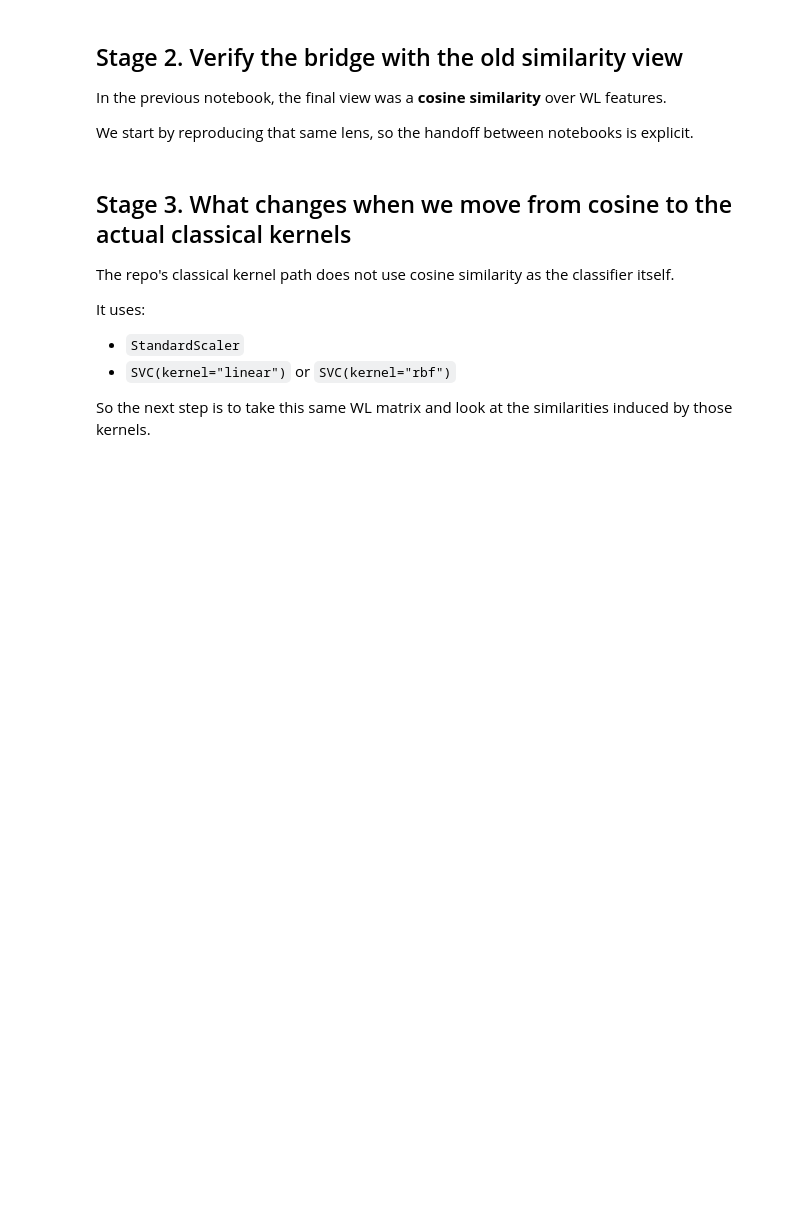
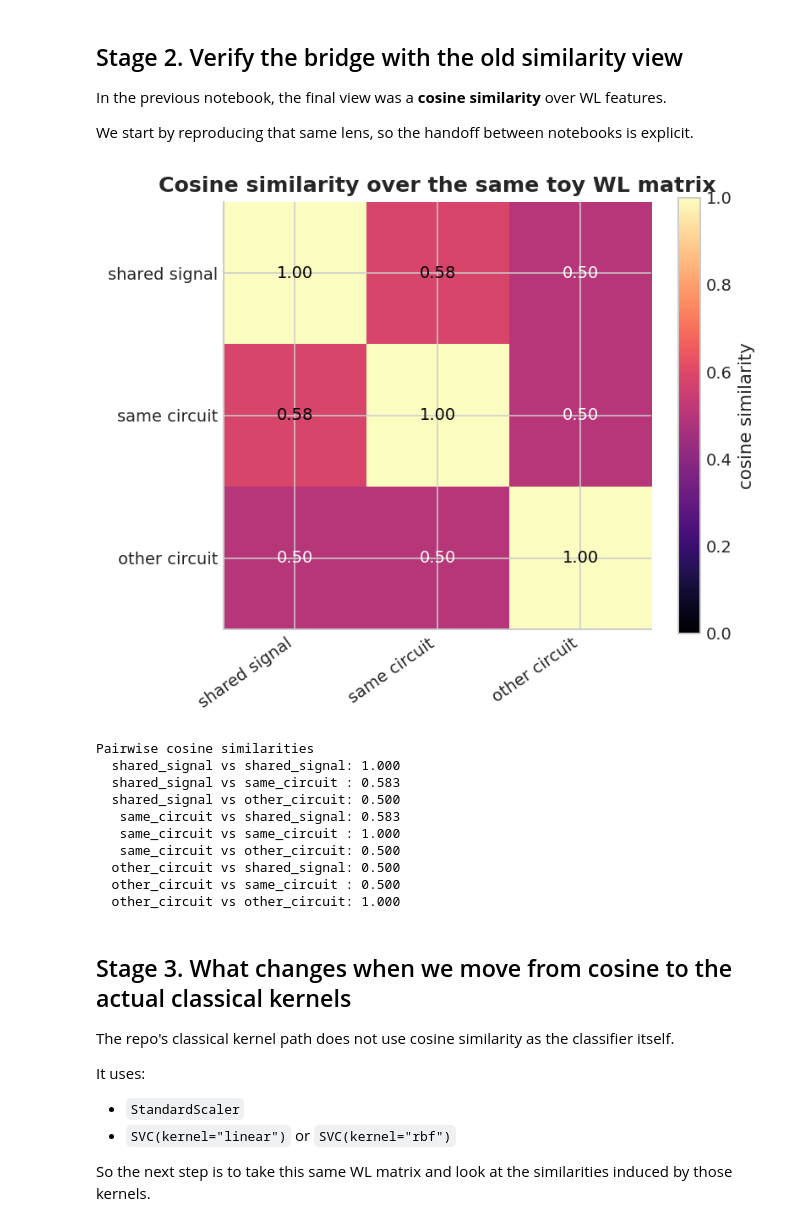
Before and after one commit to rubenfb23/PIG-Patching-based-Interpretability-Graphs-and-Kernel-Methods, a Jupyter notebook: notebooks/kernel_mechanism_walkthrough.ipynb, the cells around one changed output. Drawn from its saved outputs; the diff is of its cells as text; code cells hidden in the pictures; blank space fills up the shorter version.

```diff
--- a/notebooks/kernel_mechanism_walkthrough.ipynb
+++ b/notebooks/kernel_mechanism_walkthrough.ipynb
@@ -190,24 +196,36 @@ We start by reproducing that same lens, so the handoff between notebooks is expl
 # %%
 K_cosine = cosine_similarity(X_wl)
 
 fig, ax = plt.subplots(figsize=(5.8, 4.8))
 im = ax.imshow(K_cosine, cmap="magma", vmin=0.0, vmax=1.0)
 ax.set_xticks(np.arange(len(slice_names)))
-ax.set_xticklabels(slice_names, rotation=35, ha="right")
+ax.set_xticklabels(pretty_slice_names, rotation=35, ha="right")
 ax.set_yticks(np.arange(len(slice_names)))
-ax.set_yticklabels(slice_names)
+ax.set_yticklabels(pretty_slice_names)
 ax.set_title("Cosine similarity over the same toy WL matrix")
 for i in range(K_cosine.shape[0]):
     for j in range(K_cosine.shape[1]):
         ax.text(j, i, f"{K_cosine[i, j]:.2f}", ha="center", va="center", fontsize=10, color="white" if K_cosine[i, j] < 0.55 else "black")
 plt.colorbar(im, ax=ax, label="cosine similarity")
 plt.tight_layout()
 plt.show()
 
 print("Pairwise cosine similarities")
 for i, a in enumerate(slice_names):
     for j, b in enumerate(slice_names):
         print(f"  {a:>13} vs {b:<13}: {K_cosine[i, j]:.3f}")
+# %% [output]
+[figure, added]
+Pairwise cosine similarities
+  shared_signal vs shared_signal: 1.000
+  shared_signal vs same_circuit : 0.583
+  shared_signal vs other_circuit: 0.500
+   same_circuit vs shared_signal: 0.583
+   same_circuit vs same_circuit : 1.000
+   same_circuit vs other_circuit: 0.500
+  other_circuit vs shared_signal: 0.500
+  other_circuit vs same_circuit : 0.500
+  other_circuit vs other_circuit: 1.000
 # %% [markdown]
 ## Stage 3. What changes when we move from cosine to the actual classical kernels
 
```
Also changed, not shown: parts of 27 cells of this notebook, 1 other file.
